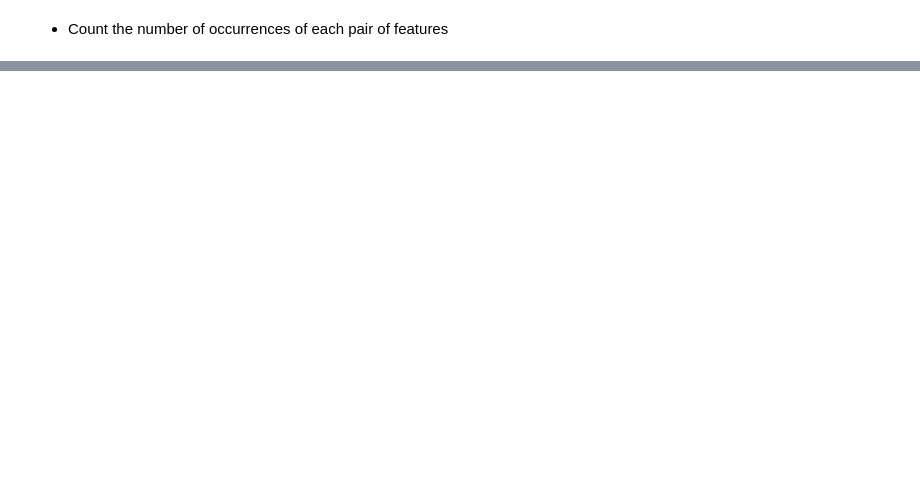
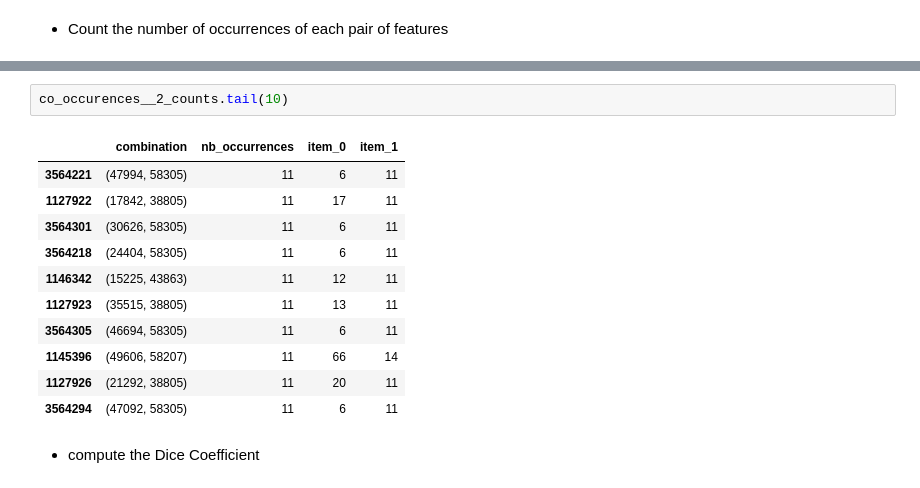
Before and after one commit to mahdi-b/phaage-g2p, a Jupyter notebook: find_module_prototype.ipynb, the cells around one changed output, grey strips where cells are left out. Cells and saved outputs as stored; diff of their text form; blank space fills up the shorter version.

```diff
--- a/find_module_prototype.ipynb
+++ b/find_module_prototype.ipynb
@@ -98,0 +162,16 @@ list(co_occurences__2_counts.items())[:3]
+# %%
+co_occurences__2_counts.tail(10)
+# %% [output]
+|  | combination | nb_occurrences | item_0 | item_1 |
+| 3564221 | (47994, 58305) | 11 | 6 | 11 |
+| 1127922 | (17842, 38805) | 11 | 17 | 11 |
+| 3564301 | (30626, 58305) | 11 | 6 | 11 |
+| 3564218 | (24404, 58305) | 11 | 6 | 11 |
+| 1146342 | (15225, 43863) | 11 | 12 | 11 |
+| 1127923 | (35515, 38805) | 11 | 13 | 11 |
+| 3564305 | (46694, 58305) | 11 | 6 | 11 |
+| 1145396 | (49606, 58207) | 11 | 66 | 14 |
+| 1127926 | (21292, 38805) | 11 | 20 | 11 |
+| 3564294 | (47092, 58305) | 11 | 6 | 11 |
+# %% [markdown]
+* compute the Dice Coefficient
```
Also changed, not shown: parts of 23 cells of this notebook.
